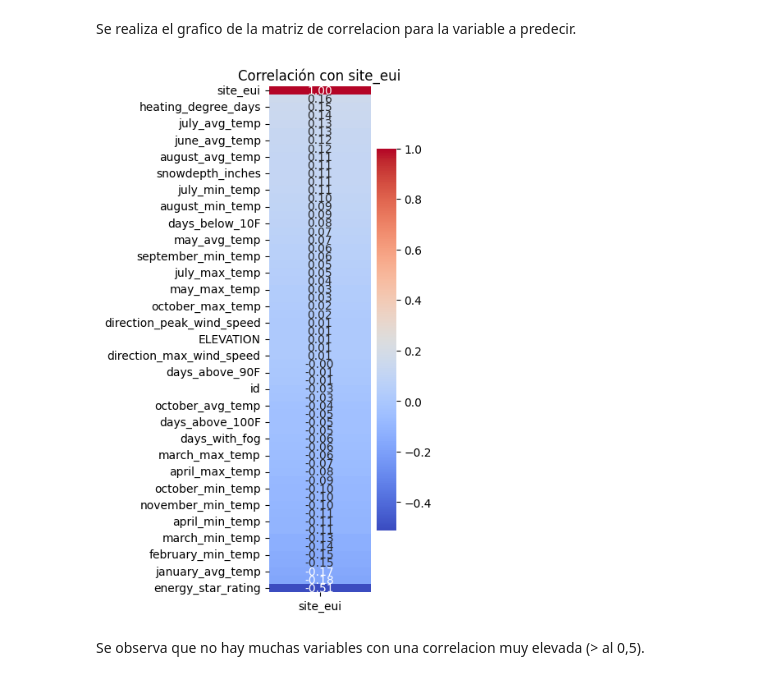
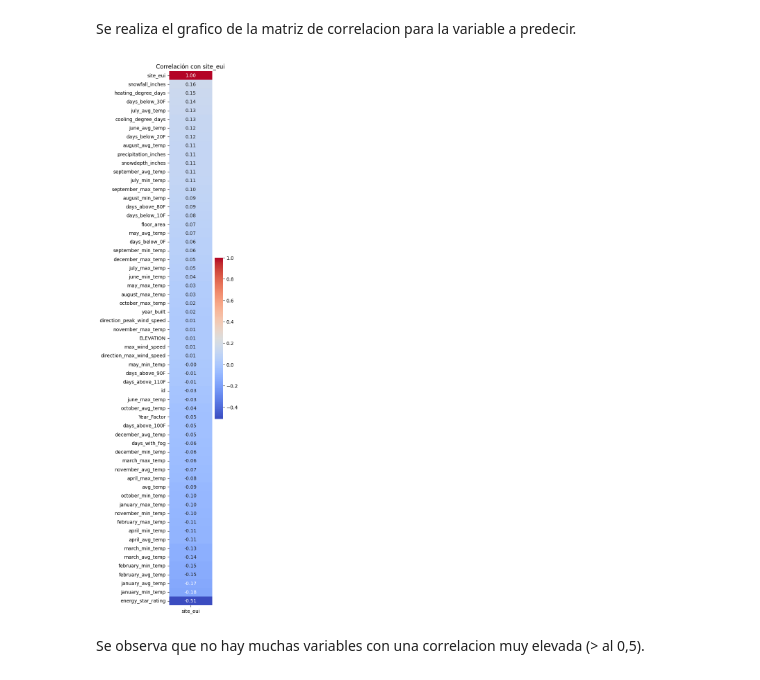
Before and after one commit to PabloBogg/Climate_change_and_ML, a Jupyter notebook: deliverables/MentoríaCC_TP1_solved.ipynb, the cells around one changed output. Saved outputs shown, nothing was run; the diff lists cells and outputs as text; code cells hidden in the pictures.

```diff
--- a/deliverables/MentoríaCC_TP1_solved.ipynb
+++ b/deliverables/MentoríaCC_TP1_solved.ipynb
@@ -196,16 +258,16 @@ Se realiza el grafico de la matriz de correlacion para la variable a predecir.
 # %%
 # Seleccionar solo las columnas numéricas para la matriz de correlación
 df_numeric = df.select_dtypes(include=np.number)
 
 # Generar la matriz de correlación
 correlation_matrix = df_numeric.corr()
 
 # Resaltar la columna 'site_eui' en la matriz de correlación usando un mapa de calor
-plt.figure(figsize=(2, 8))
+plt.figure(figsize=(2, 20))
 sns.heatmap(correlation_matrix[['site_eui']].sort_values(by='site_eui', ascending=False), annot=True, cmap='coolwarm', fmt=".2f")
 plt.title('Correlación con site_eui')
 plt.show()
 # %% [output]
-[figure, old version]
+[figure, new version]
 # %% [markdown]
 Se observa que no hay muchas variables con una correlacion muy elevada (> al 0,5).
```
Also changed, not shown: parts of 15 cells of this notebook.
